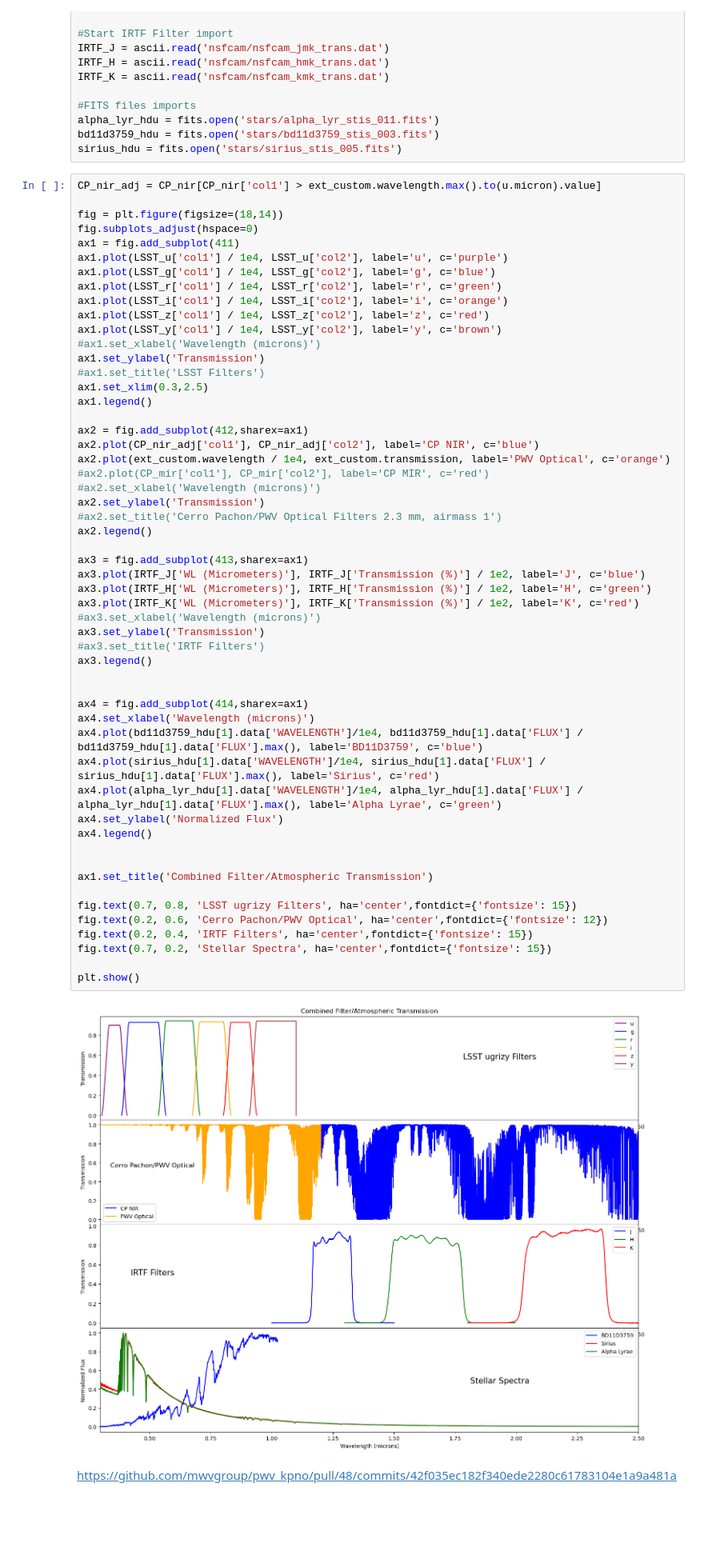
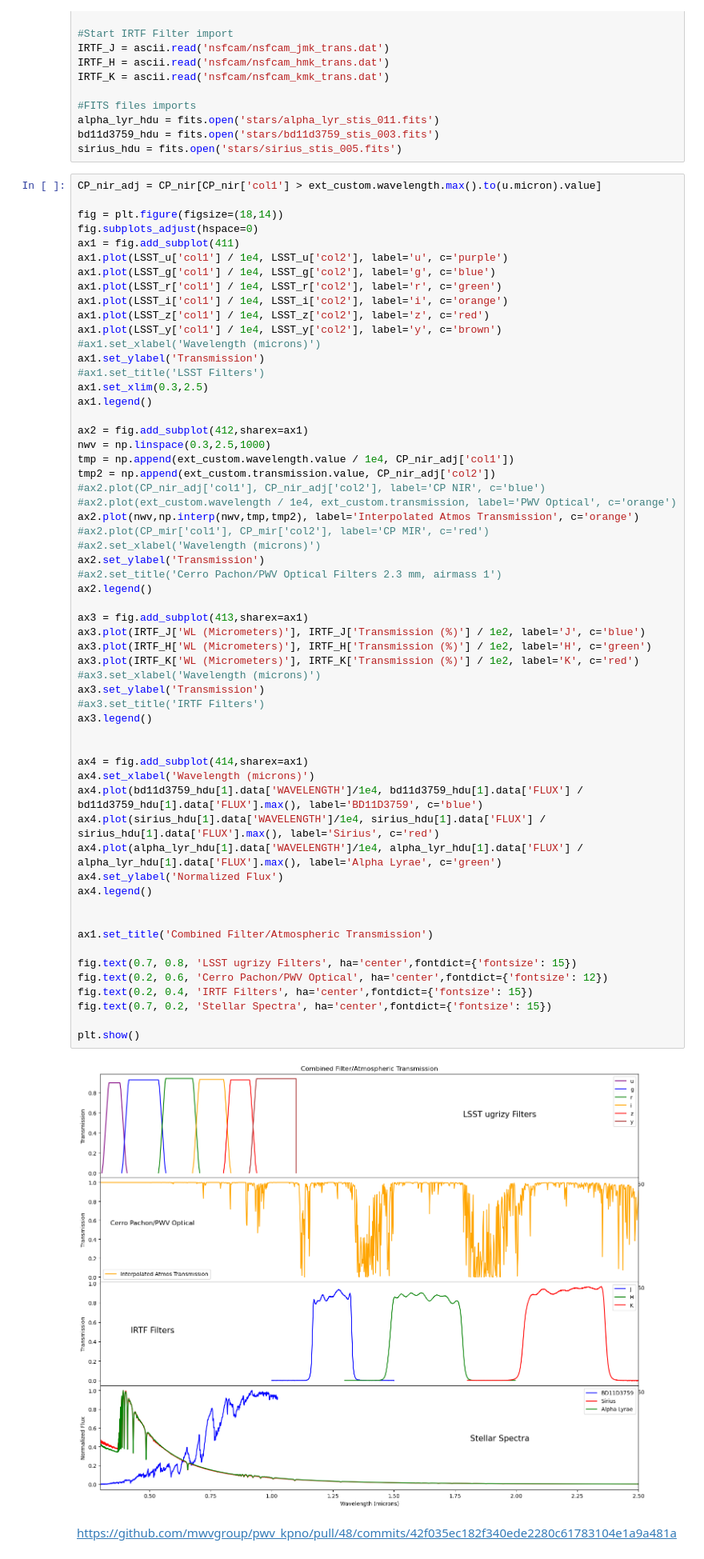
Before and after one commit to gnarayan/ast503_2024_Fall, a Jupyter notebook: homework/VarunSatish/hw1/HW1_ASTR503_VarunSatish.ipynb, the cells around one changed output. Shown at 80% size. Saved outputs shown, nothing was run; the diff lists cells and outputs as text; blank space fills up the shorter version.

```diff
--- a/homework/VarunSatish/hw1/HW1_ASTR503_VarunSatish.ipynb
+++ b/homework/VarunSatish/hw1/HW1_ASTR503_VarunSatish.ipynb
@@ -248,8 +248,12 @@ ax1.set_xlim(0.3,2.5)
 ax1.legend()
 
 ax2 = fig.add_subplot(412,sharex=ax1)
-ax2.plot(CP_nir_adj['col1'], CP_nir_adj['col2'], label='CP NIR', c='blue')
-ax2.plot(ext_custom.wavelength / 1e4, ext_custom.transmission, label='PWV Optical', c='orange')
+nwv = np.linspace(0.3,2.5,1000)
+tmp = np.append(ext_custom.wavelength.value / 1e4, CP_nir_adj['col1'])
+tmp2 = np.append(ext_custom.transmission.value, CP_nir_adj['col2'])
+#ax2.plot(CP_nir_adj['col1'], CP_nir_adj['col2'], label='CP NIR', c='blue')
+#ax2.plot(ext_custom.wavelength / 1e4, ext_custom.transmission, label='PWV Optical', c='orange')
+ax2.plot(nwv,np.interp(nwv,tmp,tmp2), label='Interpolated Atmos Transmission', c='orange')
 #ax2.plot(CP_mir['col1'], CP_mir['col2'], label='CP MIR', c='red')
 #ax2.set_xlabel('Wavelength (microns)')
 ax2.set_ylabel('Transmission')
@@ -257,34 +261,34 @@ ax2.set_ylabel('Transmission')
 ax2.legend()
 
 ax3 = fig.add_subplot(413,sharex=ax1)
 ax3.plot(IRTF_J['WL (Micrometers)'], IRTF_J['Transmission (%)'] / 1e2, label='J', c='blue')
 ax3.plot(IRTF_H['WL (Micrometers)'], IRTF_H['Transmission (%)'] / 1e2, label='H', c='green')
 ax3.plot(IRTF_K['WL (Micrometers)'], IRTF_K['Transmission (%)'] / 1e2, label='K', c='red')
 #ax3.set_xlabel('Wavelength (microns)')
 ax3.set_ylabel('Transmission')
 #ax3.set_title('IRTF Filters')
 ax3.legend()
 
 
 ax4 = fig.add_subplot(414,sharex=ax1)
 ax4.set_xlabel('Wavelength (microns)')
 ax4.plot(bd11d3759_hdu[1].data['WAVELENGTH']/1e4, bd11d3759_hdu[1].data['FLUX'] / bd11d3759_hdu[1].data['FLUX'].max(), label='BD11D3759', c='blue')
 ax4.plot(sirius_hdu[1].data['WAVELENGTH']/1e4, sirius_hdu[1].data['FLUX'] / sirius_hdu[1].data['FLUX'].max(), label='Sirius', c='red')
 ax4.plot(alpha_lyr_hdu[1].data['WAVELENGTH']/1e4, alpha_lyr_hdu[1].data['FLUX'] / alpha_lyr_hdu[1].data['FLUX'].max(), label='Alpha Lyrae', c='green')
 ax4.set_ylabel('Normalized Flux')
 ax4.legend()
 
 
 ax1.set_title('Combined Filter/Atmospheric Transmission')
 
 fig.text(0.7, 0.8, 'LSST ugrizy Filters', ha='center',fontdict={'fontsize': 15})
 fig.text(0.2, 0.6, 'Cerro Pachon/PWV Optical', ha='center',fontdict={'fontsize': 12})
 fig.text(0.2, 0.4, 'IRTF Filters', ha='center',fontdict={'fontsize': 15})
 fig.text(0.7, 0.2, 'Stellar Spectra', ha='center',fontdict={'fontsize': 15})
 
 plt.show()
 # %% [output]
-[figure, old version]
+[figure, new version]
 # %% [markdown]
 https://github.com/mwvgroup/pwv_kpno/pull/48/commits/42f035ec182f340ede2280c61783104e1a9a481a
 # %% [markdown]
```
